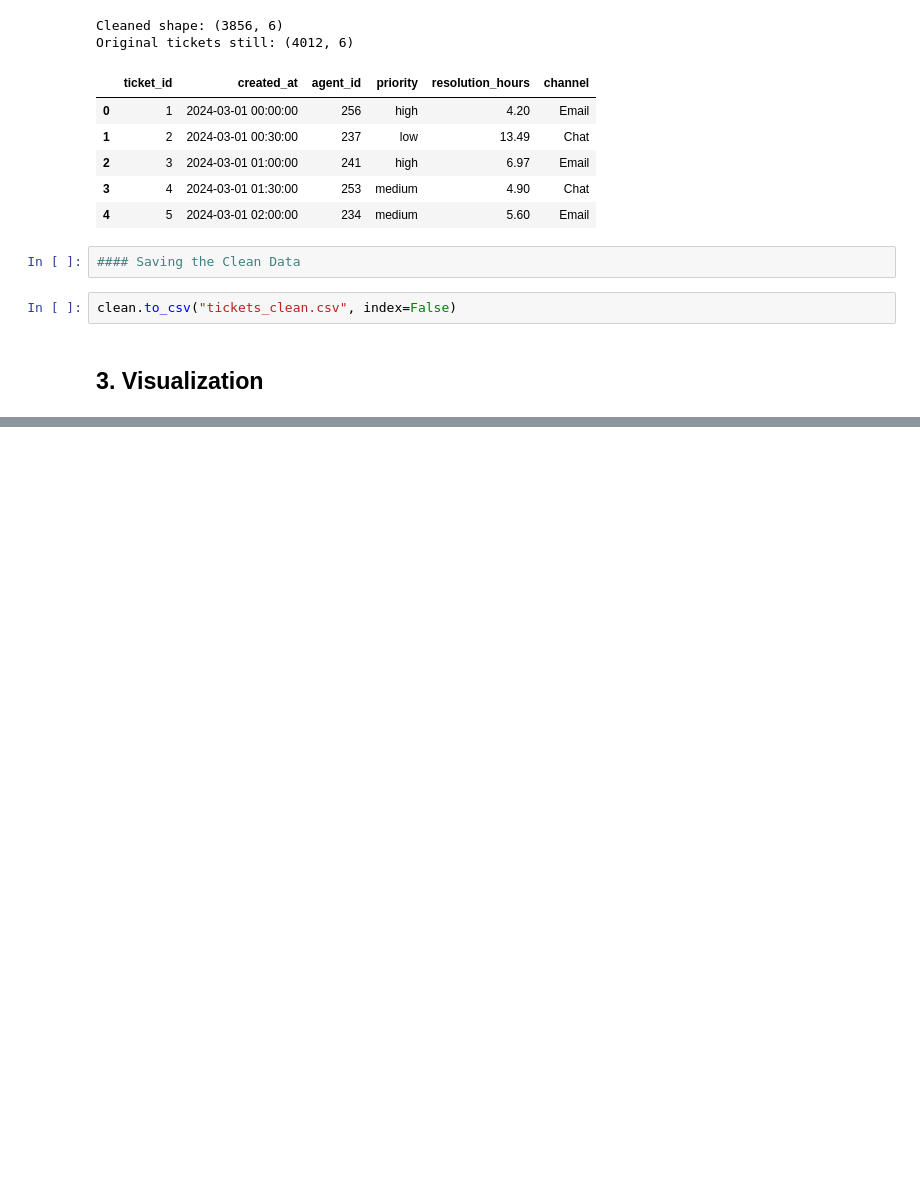
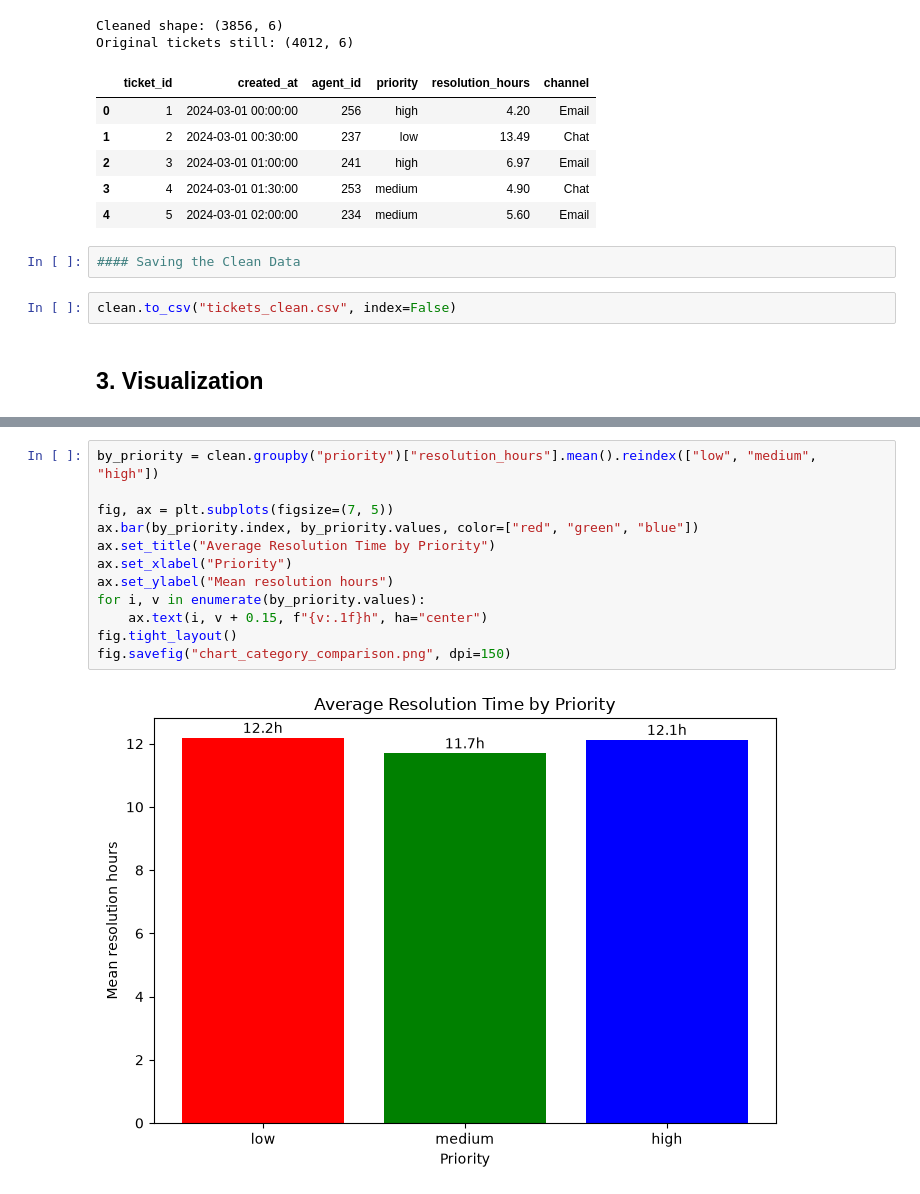
Before and after one commit to Timothious-arhamsoft/DailyTask, a Jupyter notebook: Eda_assessment/eda_assessment_solution.ipynb, the cells around one changed output, grey strips where cells are left out. Cells and saved outputs as stored; diff of their text form; blank space fills up the shorter version.

```diff
--- a/Eda_assessment/eda_assessment_solution.ipynb
+++ b/Eda_assessment/eda_assessment_solution.ipynb
@@ -202,0 +216,14 @@ clean.to_csv("tickets_clean.csv", index=False)
+# %%
+by_priority = clean.groupby("priority")["resolution_hours"].mean().reindex(["low", "medium", "high"])
+
+fig, ax = plt.subplots(figsize=(7, 5))
+ax.bar(by_priority.index, by_priority.values, color=["red", "green", "blue"])
+ax.set_title("Average Resolution Time by Priority")
+ax.set_xlabel("Priority")
+ax.set_ylabel("Mean resolution hours")
+for i, v in enumerate(by_priority.values):
+    ax.text(i, v + 0.15, f"{v:.1f}h", ha="center")
+fig.tight_layout()
+fig.savefig("chart_category_comparison.png", dpi=150)
+# %% [output]
+[figure, added]
```
Also changed, not shown: parts of 9 cells of this notebook, 5 other files.
